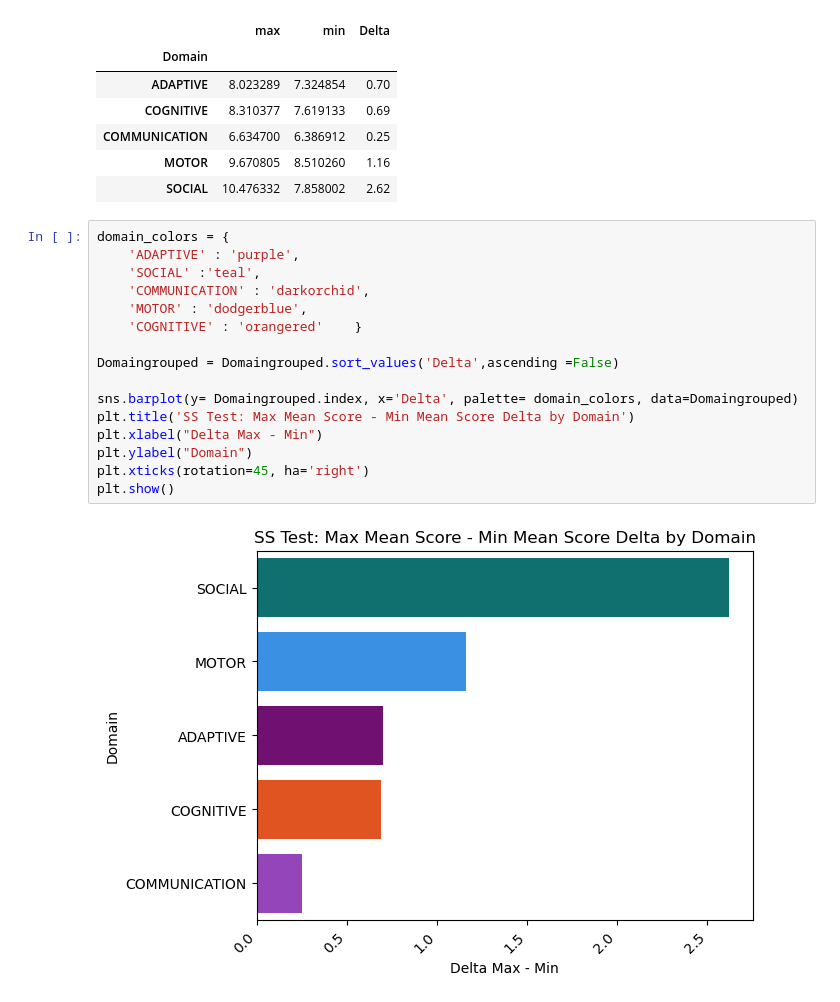
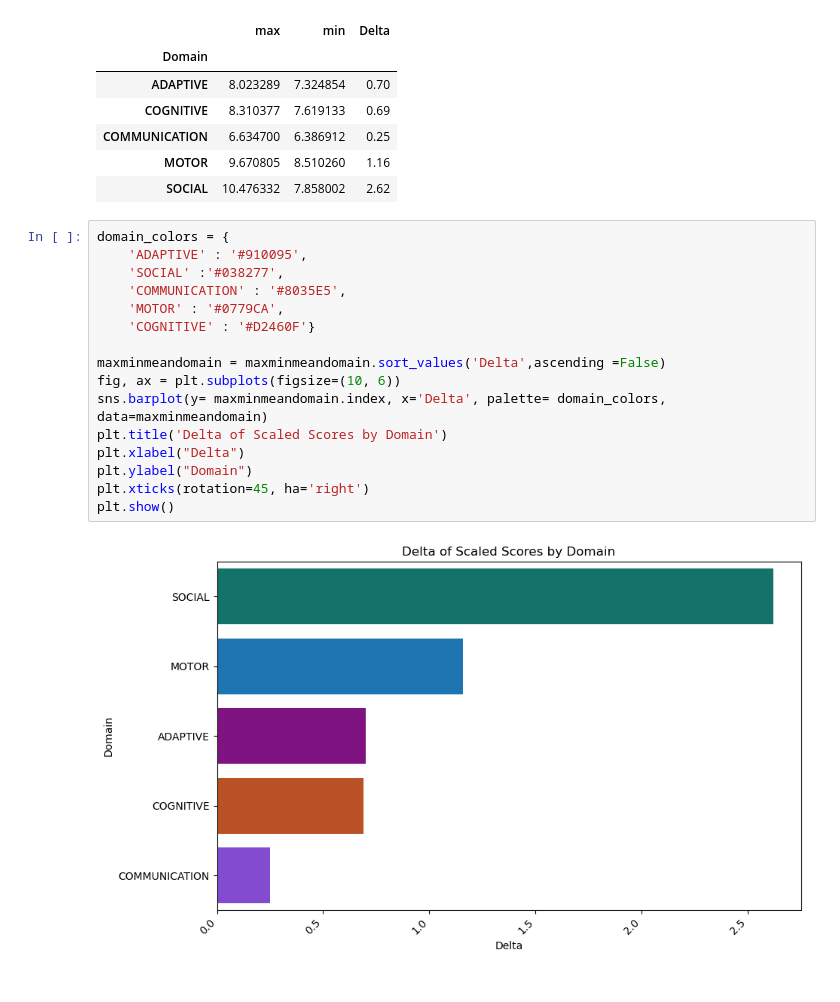
Before and after one commit to NSS-Data-Analytics-Cohort-10/teis-bullmastiff, a Jupyter notebook: Notebook/Partnerproject.ipynb, the cells around one changed output. Cells and saved outputs as stored; diff of their text form.

```diff
--- a/Notebook/Partnerproject.ipynb
+++ b/Notebook/Partnerproject.ipynb
@@ -227,19 +227,19 @@ Domaingrouped
 | SOCIAL | 10.476332 | 7.858002 | 2.62 |
 # %%
 domain_colors = {
-    'ADAPTIVE' : 'purple',
-    'SOCIAL' :'teal',
-    'COMMUNICATION' : 'darkorchid',
-    'MOTOR' : 'dodgerblue',
-    'COGNITIVE' : 'orangered'    }
+    'ADAPTIVE' : '#910095',
+    'SOCIAL' :'#038277',
+    'COMMUNICATION' : '#8035E5',
+    'MOTOR' : '#0779CA',
+    'COGNITIVE' : '#D2460F'}
 
-Domaingrouped = Domaingrouped.sort_values('Delta',ascending =False)
-
-sns.barplot(y= Domaingrouped.index, x='Delta', palette= domain_colors, data=Domaingrouped)
-plt.title('SS Test: Max Mean Score - Min Mean Score Delta by Domain')
-plt.xlabel("Delta Max - Min")
+maxminmeandomain = maxminmeandomain.sort_values('Delta',ascending =False)
+fig, ax = plt.subplots(figsize=(10, 6))
+sns.barplot(y= maxminmeandomain.index, x='Delta', palette= domain_colors, data=maxminmeandomain)
+plt.title('Delta of Scaled Scores by Domain')
+plt.xlabel("Delta")
 plt.ylabel("Domain")
 plt.xticks(rotation=45, ha='right')
 plt.show()
 # %% [output]
-[figure, old version]
+[figure, new version]
```
Also changed, not shown: parts of 4 cells of this notebook.
